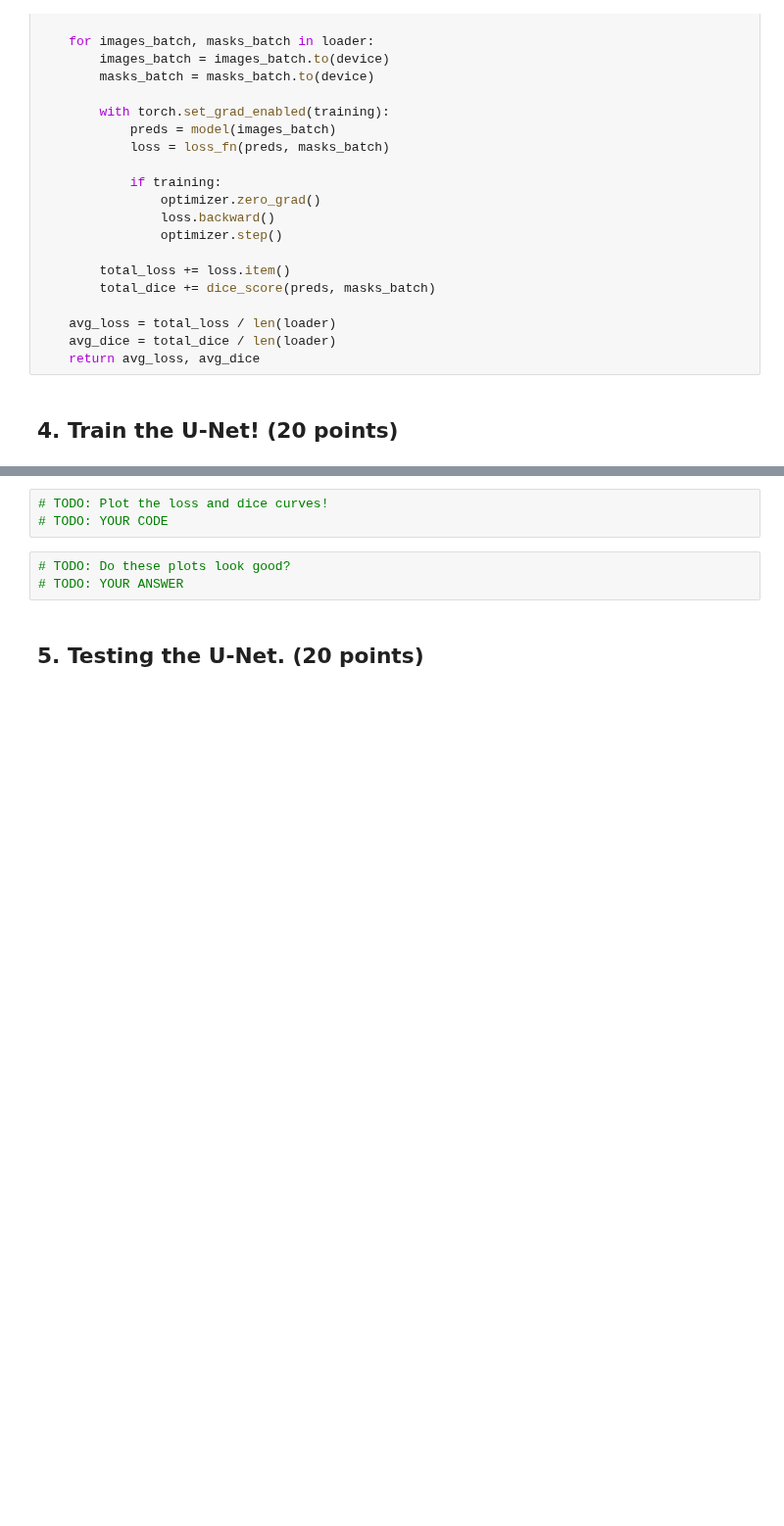
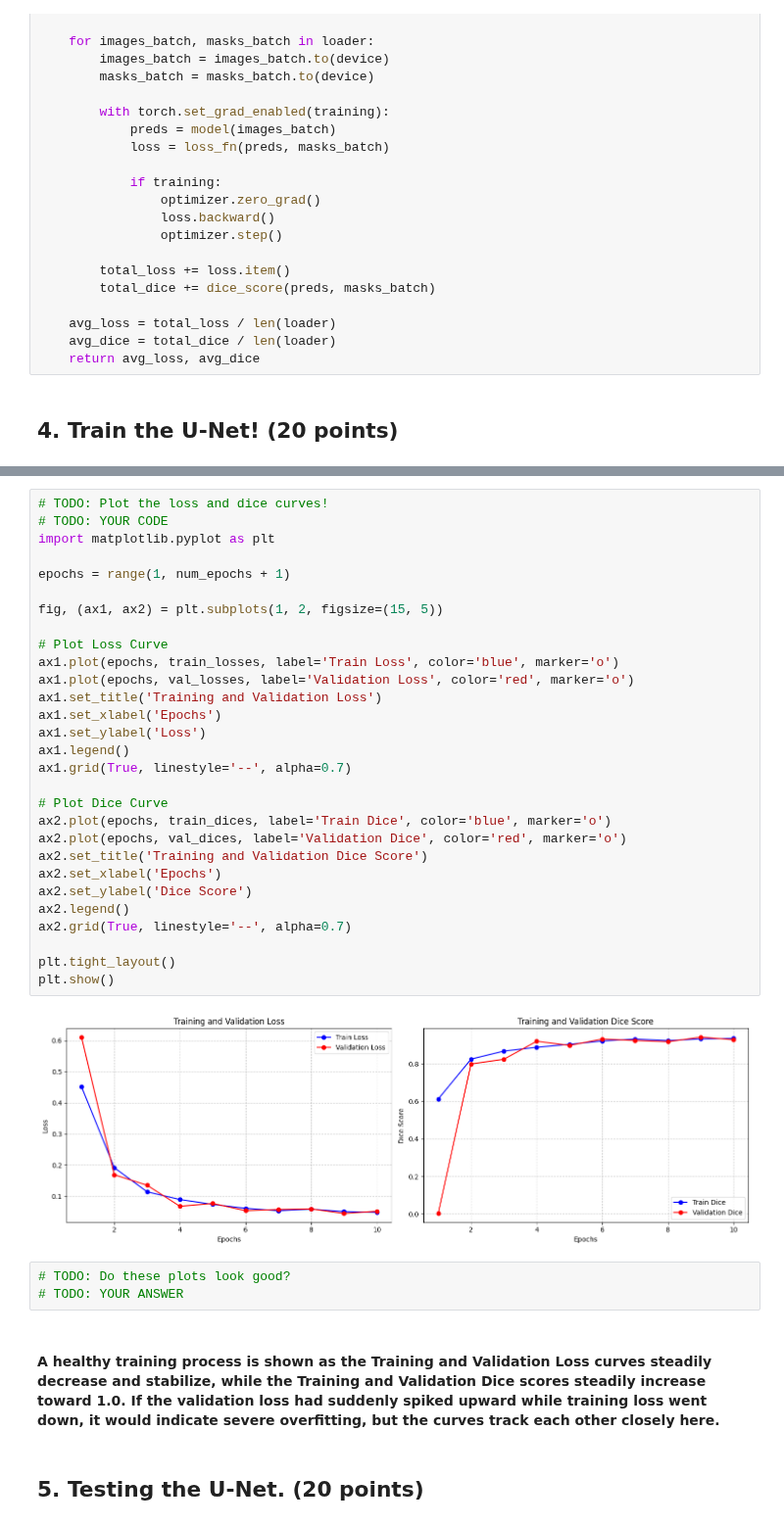
Before and after one commit to shkimmie-umb/cs666student, a Jupyter notebook: CS666_Assignment_5_shk.ipynb, the cells around one changed output, grey strips where cells are left out. Shown at 98% size. Drawn from its saved outputs; the diff is of its cells as text; blank space fills up the shorter version.

```diff
--- a/CS666_Assignment_5_shk.ipynb
+++ b/CS666_Assignment_5_shk.ipynb
@@ -233,9 +245,39 @@ print("Best val dice:", best_val_dice)
 # %%
 # TODO: Plot the loss and dice curves!
 # TODO: YOUR CODE
+import matplotlib.pyplot as plt
+
+epochs = range(1, num_epochs + 1)
+
+fig, (ax1, ax2) = plt.subplots(1, 2, figsize=(15, 5))
+
+# Plot Loss Curve
+ax1.plot(epochs, train_losses, label='Train Loss', color='blue', marker='o')
+ax1.plot(epochs, val_losses, label='Validation Loss', color='red', marker='o')
+ax1.set_title('Training and Validation Loss')
+ax1.set_xlabel('Epochs')
+ax1.set_ylabel('Loss')
+ax1.legend()
+ax1.grid(True, linestyle='--', alpha=0.7)
+
+# Plot Dice Curve
+ax2.plot(epochs, train_dices, label='Train Dice', color='blue', marker='o')
+ax2.plot(epochs, val_dices, label='Validation Dice', color='red', marker='o')
+ax2.set_title('Training and Validation Dice Score')
+ax2.set_xlabel('Epochs')
+ax2.set_ylabel('Dice Score')
+ax2.legend()
+ax2.grid(True, linestyle='--', alpha=0.7)
+
+plt.tight_layout()
+plt.show()
+# %% [output]
+[figure, added]
 # %%
 # TODO: Do these plots look good?
 # TODO: YOUR ANSWER
+# %% [markdown]
+#### A healthy training process is shown as the Training and Validation Loss curves steadily decrease and stabilize, while the Training and Validation Dice scores steadily increase toward 1.0. If the validation loss had suddenly spiked upward while training loss went down, it would indicate severe overfitting, but the curves track each other closely here.
 # %% [markdown]
 ## 5. Testing the U-Net. (20 points)
 # %%
```
Also changed, not shown: parts of 8 cells of this notebook.
